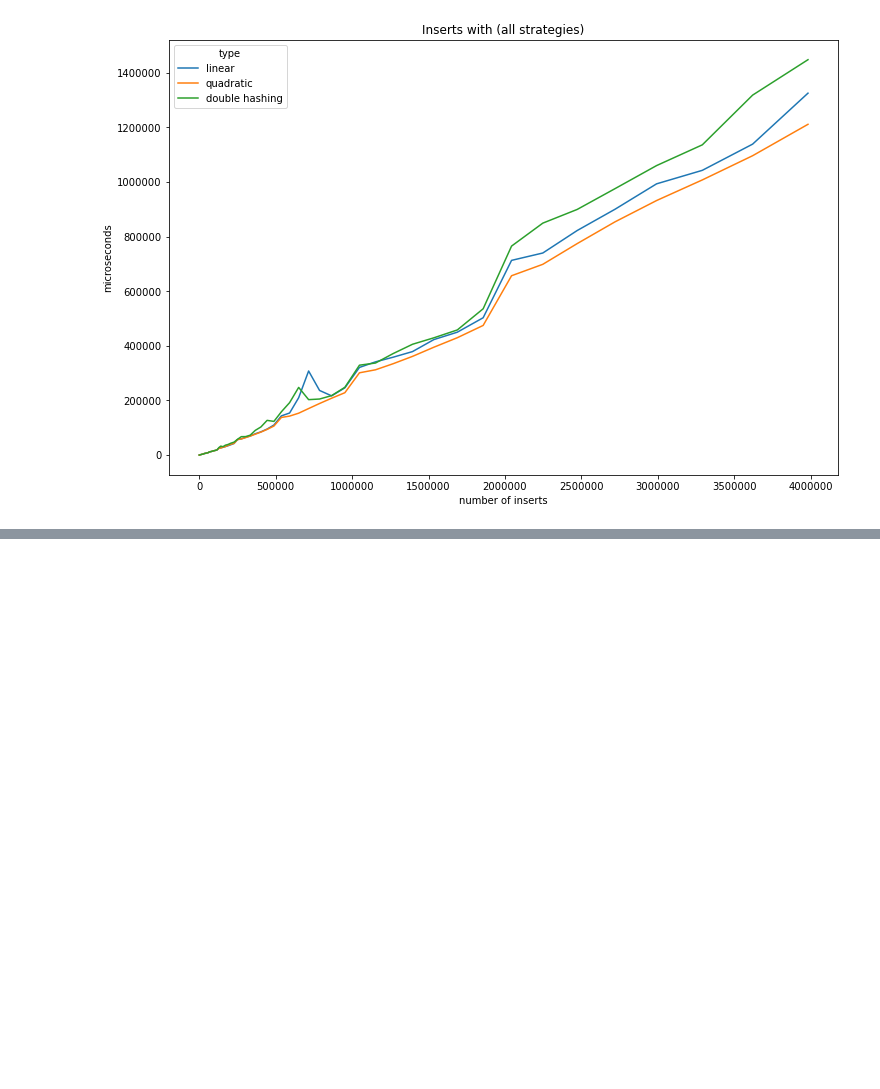
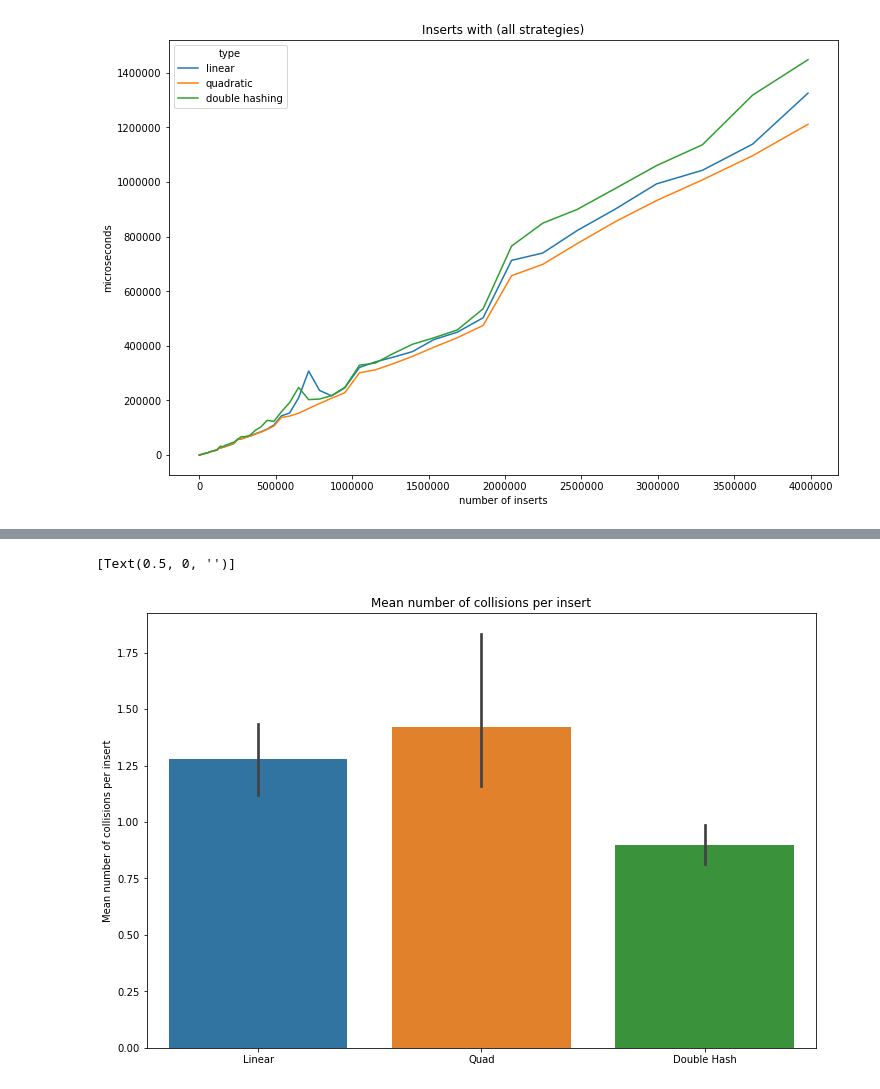
Before and after one commit to JoaoCostaIFG/slam, a Jupyter notebook: docs/part_2/benchmarks/Untitled.ipynb, the cells around one changed output, grey strips where cells are left out. Cells and saved outputs as stored; diff of their text form; code cells hidden in the pictures; blank space fills up the shorter version.

```diff
--- a/docs/part_2/benchmarks/Untitled.ipynb
+++ b/docs/part_2/benchmarks/Untitled.ipynb
@@ -126,0 +127,18 @@ dfInserNDDouble.describe()
+# %%
+df = pd.DataFrame()
+
+dfs = [dfInserDLin, dfInserDQuad, dfInserDDouble]
+types = ["Linear", "Quad", "Double Hash"]
+for i in range(len(dfs)):
+    df2 = pd.DataFrame([dfs[i]["collPerc"]]).transpose()
+    df2["type"] = types[i]
+    df = pd.concat([df, df2]).reset_index(drop=True)
+
+fig, ax = plt.subplots(figsize=(12, 8))
+sb.barplot(data=df, x="type", y="collPerc", ax=ax);
+ax.set_title("Mean number of collisions per insert")
+ax.set(ylabel="Mean number of collisions per insert")
+ax.set(xlabel="")
+# %% [output]
+[Text(0.5, 0, '')]
+[figure, added]
```
Also changed, not shown: parts of 3 cells of this notebook, 2 other files.
